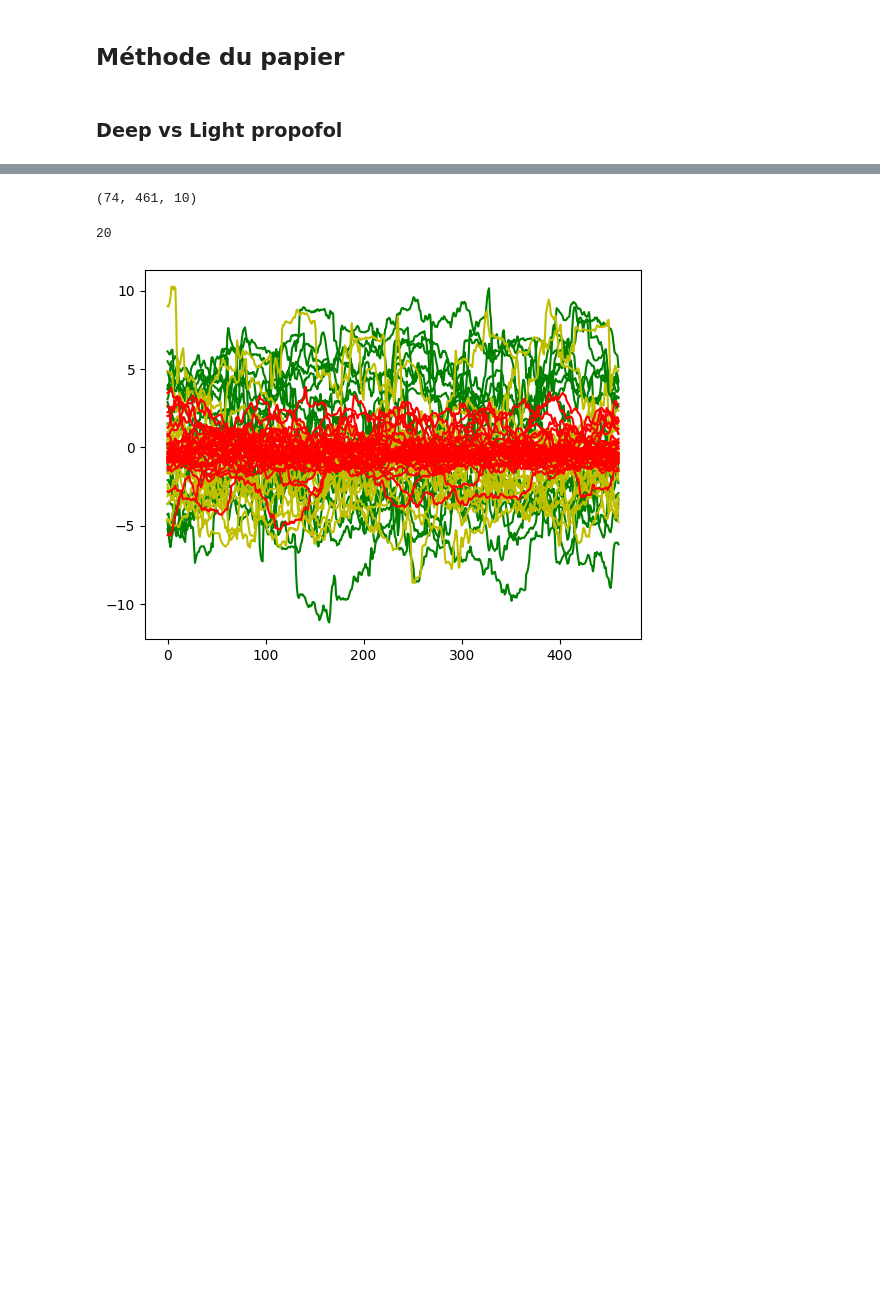
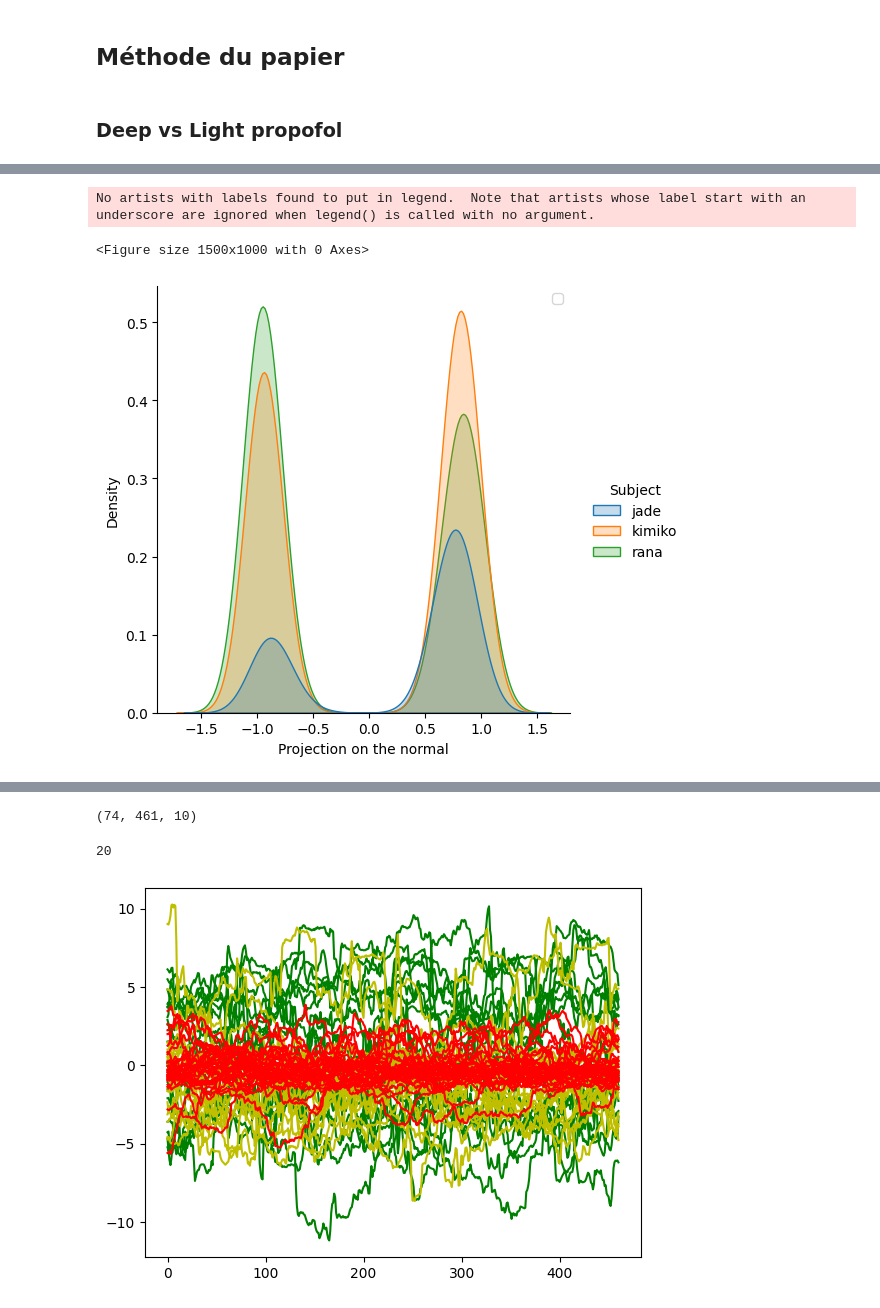
Before and after one commit to Aurelien-Stumpf-Mascles/2023_asm_tembedding, a Jupyter notebook: code/notebooks/contrastive_pca/contrastive_pca_classif.ipynb, the cells around one changed output, grey strips where cells are left out. Drawn from its saved outputs; the diff is of its cells as text; code cells hidden in the pictures; blank space fills up the shorter version.

```diff
--- a/code/notebooks/contrastive_pca/contrastive_pca_classif.ipynb
+++ b/code/notebooks/contrastive_pca/contrastive_pca_classif.ipynb
@@ -314,0 +120,18 @@ plt.show()
+# %%
+df_val = pd.DataFrame.from_dict({"val" : X_reduced[:,0].flatten()})
+df_cond = pd.DataFrame.from_dict({"condition" : labels_X_subjects})
+
+db_train = pd.concat([df_val,df_cond],axis = 1)
+db_train.columns = ["Projection on the normal","Subject"]
+
+fig = plt.figure(figsize=(15,10))
+
+sns.displot(data = db_train, x = "Projection on the normal", hue = "Subject", kind="kde",  fill=True, color="g")
+
+plt.legend()
+#plt.text(-40, 0.7, '$\\alpha = 2$', fontsize=22, bbox=dict(facecolor='red', alpha=0.5))
+plt.show()
+# %% [output]
+No artists with labels found to put in legend.  Note that artists whose label start with an underscore are ignored when legend() is called with no argument.
+<Figure size 1500x1000 with 0 Axes>
+[figure, added]
```
Also changed, not shown: parts of 36 cells of this notebook, 3 other files.
